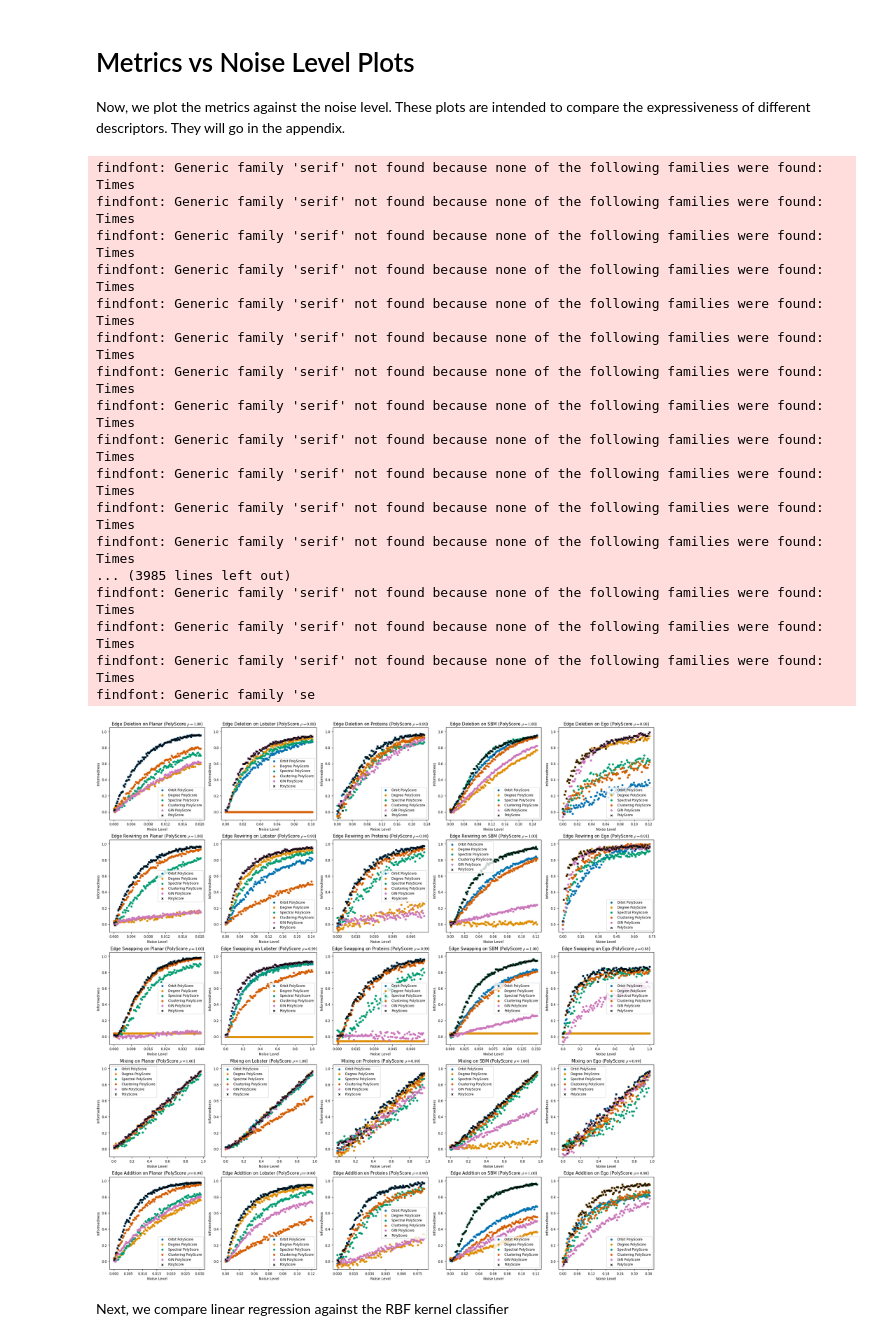
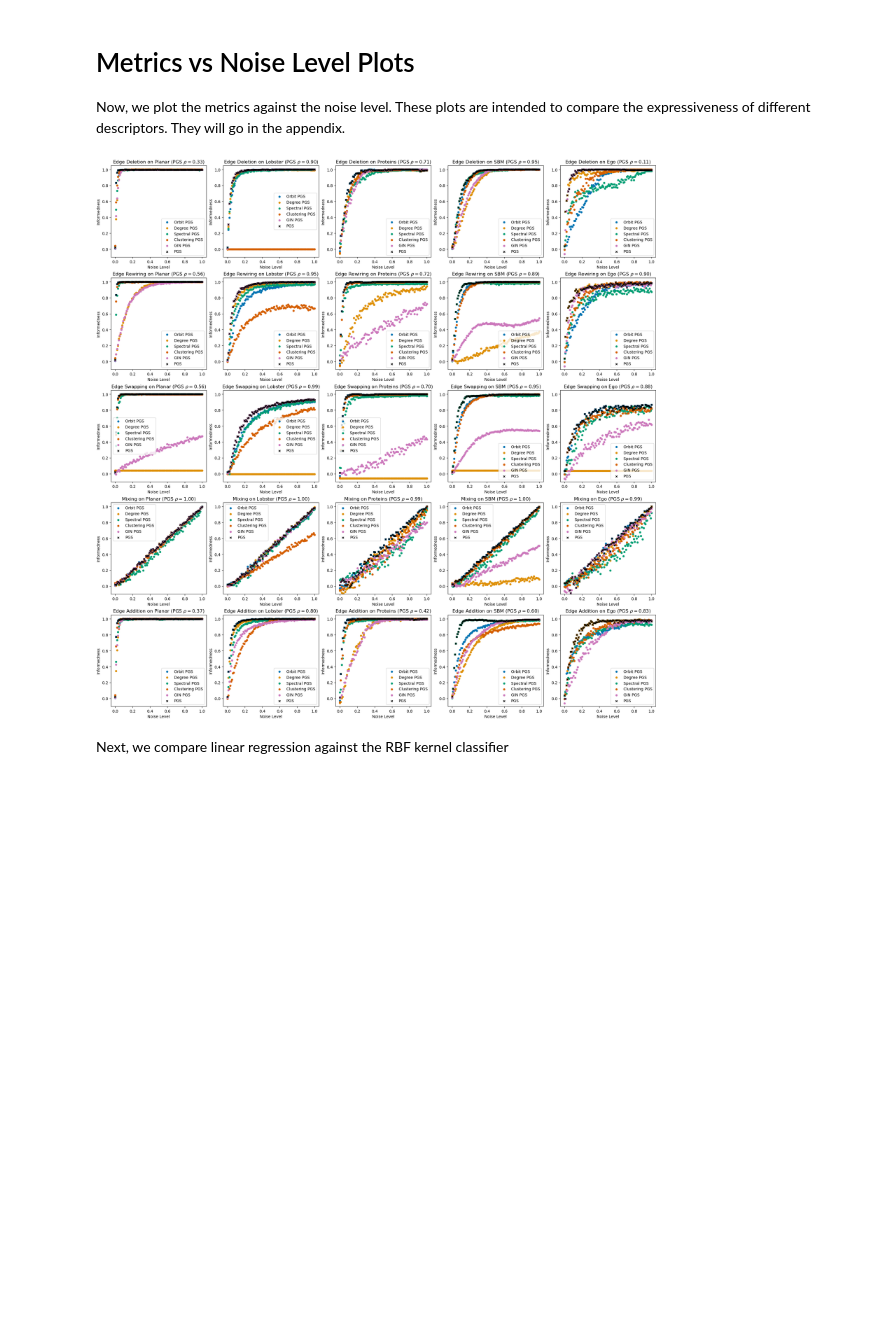
Before and after one commit to BorgwardtLab/polygraph-benchmark, a Jupyter notebook: experiments/perturbation/analysis.ipynb, the cells around one changed output. Drawn from its saved outputs; the diff is of its cells as text; code cells hidden in the pictures; blank space fills up the shorter version.

```diff
--- a/experiments/perturbation/analysis.ipynb
+++ b/experiments/perturbation/analysis.ipynb
@@ -3,24 +3,22 @@ import pandas as pd
 from itertools import product
 from IPython.display import display
 import ast
+import json
 import numpy as np
 import matplotlib.pyplot as plt
 from collections import defaultdict, OrderedDict
 from itertools import product
-from tueplots import bundles
 import seaborn as sns
 from matplotlib.ticker import MaxNLocator
 
+with open("/fs/pool/pool-mlsb/polygraph/rcparams.json", "r") as f:
+    style = json.load(f)
 
-style = bundles.neurips2024(usetex=False)
-style["font.size"] *= 1.2
-style["legend.fontsize"] *= 1.2
-style["axes.titlesize"] *= 1.2
-style["xtick.labelsize"] *= 1.2
-style["ytick.labelsize"] *= 1.2
-print(style)
-plt.rcParams.update(style)
-results_folder = "results_cropped"
+plot_full = True
+if plot_full:
+    results_folder = "/fs/pool/pool-mlsb/polygraph/perturbation_experiments/results_full"
+else:
+    results_folder = "/fs/pool/pool-mlsb/polygraph/perturbation_experiments/results_cropped"
 
 def process_results(df, saturation_threshold=0.95):
     # Find all columns that end with "informedness"
@@ -110,7 +107,7 @@ metrics_to_compare = OrderedDict([
     ("spectral_rbf", "Spectral RBF"),
     ("clustering_rbf", "Clustering RBF"),
     ("gin_rbf", "GIN RBF"),
-    ("lr_informedness", "PolyScore"),
+    ("lr_informedness", "PGS"),
 ])
 
 perturbations_to_plot = OrderedDict([
@@ -140,11 +137,11 @@ for i, (perturbation, label) in enumerate(perturbations_to_plot.items()):
         all_y = []
         for k, dataset in enumerate(datasets):
             correlation = all_correlation_dfs[perturbation][dataset][metric]["noise_level"]
-            #x_offset = np.random.uniform(-0.3, 0.3)
             x_offset = k / len(datasets) * 0.6 - 0.3
             all_x.append(x_offset + j)
             all_y.append(correlation if np.isfinite(correlation) else 0)
         current_ax.scatter(all_x, all_y, label=metric_label, color=to_descriptor_color(metric), s=15)
 
-plt.savefig("correlation_plots.pdf")
+filename = "correlation_plots_full.pdf" if plot_full else "correlation_plots_cropped.pdf"
+plt.savefig(f"/fs/pool/pool-mlsb/polygraph/perturbation_experiments/plots/{filename}")
 # %% [output]
@@ -182,61 +162,45 @@ def plot_metrics_vs_noise_level(perturbations_to_plot, datasets_to_plot, metrics
         for metric, (metric_label, marker) in metrics_to_plot.items():
             current_ax.xaxis.set_major_locator(MaxNLocator(7))
             current_ax.scatter(all_dfs[perturbation][dataset]["noise_level"], all_dfs[perturbation][dataset][metric], label=metric_label, marker=marker, color=color_fn(metric), s=20)
-            current_ax.set_title(f"{perturbation_label} on {dataset_label} (PolyScore $\\rho = {all_correlation_dfs[perturbation][dataset]['lr_informedness']['noise_level']:.2f}$)")
+            current_ax.set_title(f"{perturbation_label} on {dataset_label} (PGS $\\rho = {all_correlation_dfs[perturbation][dataset]['lr_informedness']['noise_level']:.2f}$)")
             current_ax.set_xlabel("Noise Level")
             current_ax.set_ylabel("Informedness")
             current_ax.legend()
 
     return fig, ax
 
 
 
 perturbations_to_plot = OrderedDict([
     ("edge_deletion", "Edge Deletion"),
     ("edge_rewiring", "Edge Rewiring"),
     ("edge_swapping", "Edge Swapping"),
     ("mixing", "Mixing"),
     ("edge_addition", "Edge Addition"
 )])
 
 datasets_to_plot = OrderedDict([
     ("planar", "Planar"),
     ("lobster", "Lobster"),
     ("proteins", "Proteins"),
     ("sbm", "SBM"),
     ("ego", "Ego"),
 ])
 
 metrics_to_plot = OrderedDict([
-    ("orbit_lr_informedness", ("Orbit PolyScore", "o")),
-    ("degree_lr_informedness", ("Degree PolyScore", "o")),
-    ("spectral_lr_informedness", ("Spectral PolyScore", "o")),
-    ("clustering_lr_informedness", ("Clustering PolyScore", "o")),
-    ("gin_lr_informedness", ("GIN PolyScore", "o")),
-    ("lr_informedness", ("PolyScore", "x")),
+    ("orbit_lr_informedness", ("Orbit PGS", "o")),
+    ("degree_lr_informedness", ("Degree PGS", "o")),
+    ("spectral_lr_informedness", ("Spectral PGS", "o")),
+    ("clustering_lr_informedness", ("Clustering PGS", "o")),
+    ("gin_lr_informedness", ("GIN PGS", "o")),
+    ("lr_informedness", ("PGS", "x")),
 ])
 
 fig, ax = plot_metrics_vs_noise_level(perturbations_to_plot, datasets_to_plot, metrics_to_plot, color_fn=to_descriptor_color)
-fig.savefig("metrics_vs_noise_level.pdf")
+filename = "metrics_vs_noise_level_full.pdf" if plot_full else "metrics_vs_noise_level_cropped.pdf"
+fig.savefig(f"/fs/pool/pool-mlsb/polygraph/perturbation_experiments/plots/{filename}")
 # %% [output]
-findfont: Generic family 'serif' not found because none of the following families were found: Times
-findfont: Generic family 'serif' not found because none of the following families were found: Times
-findfont: Generic family 'serif' not found because none of the following families were found: Times
-findfont: Generic family 'serif' not found because none of the following families were found: Times
-findfont: Generic family 'serif' not found because none of the following families were found: Times
-findfont: Generic family 'serif' not found because none of the following families were found: Times
-findfont: Generic family 'serif' not found because none of the following families were found: Times
-findfont: Generic family 'serif' not found because none of the following families were found: Times
-findfont: Generic family 'serif' not found because none of the following families were found: Times
-findfont: Generic family 'serif' not found because none of the following families were found: Times
-findfont: Generic family 'serif' not found because none of the following families were found: Times
-findfont: Generic family 'serif' not found because none of the following families were found: Times
-... (3985 lines left out)
-findfont: Generic family 'serif' not found because none of the following families were found: Times
-findfont: Generic family 'serif' not found because none of the following families were found: Times
-findfont: Generic family 'serif' not found because none of the following families were found: Times
-findfont: Generic family 'se
-[figure, old version]
+[figure, new version]
 # %% [markdown]
 Next, we compare linear regression against the RBF kernel classifier
 # %%
```
Also changed, not shown: parts of 3 cells of this notebook, 2 other files.
